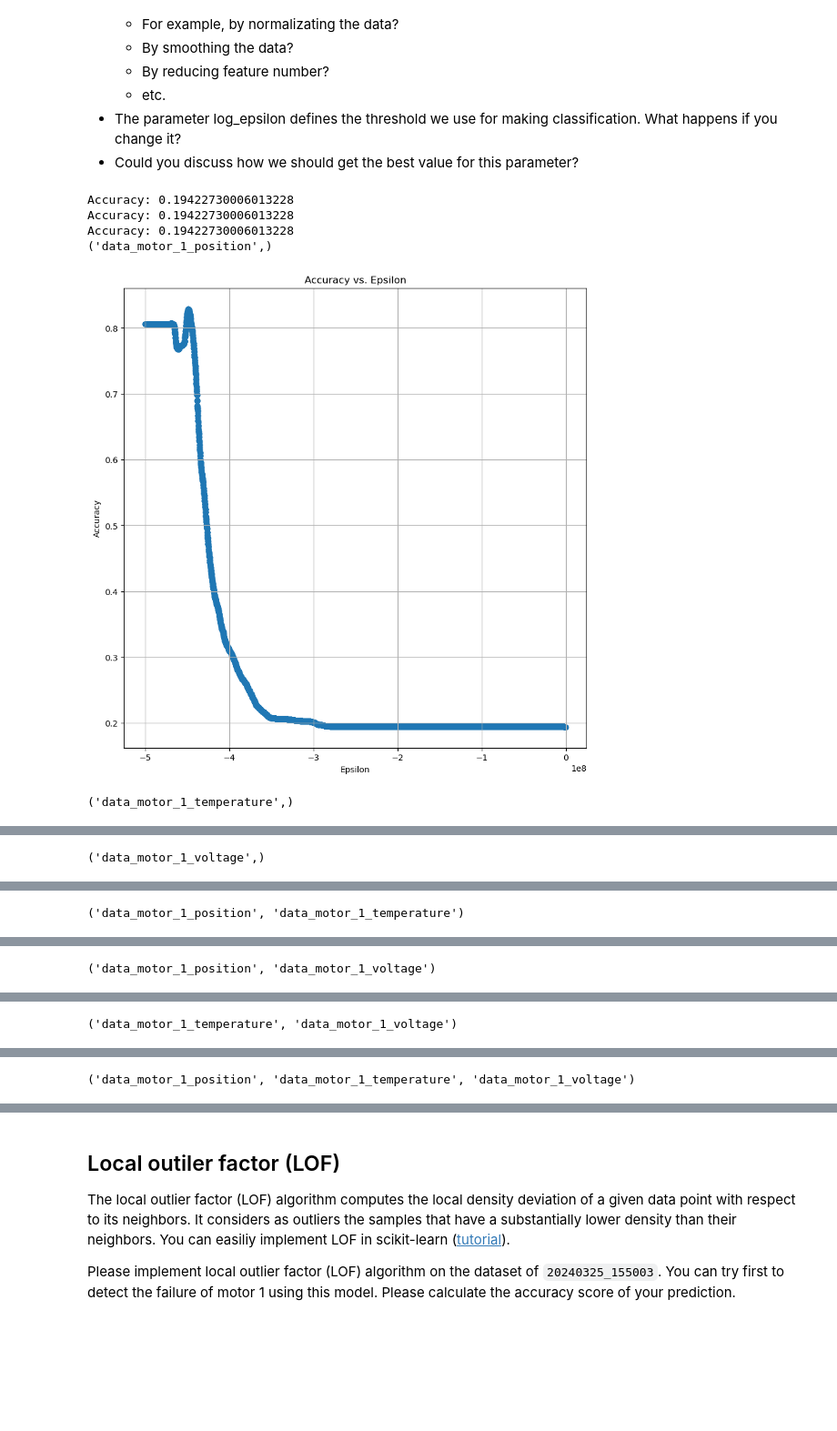
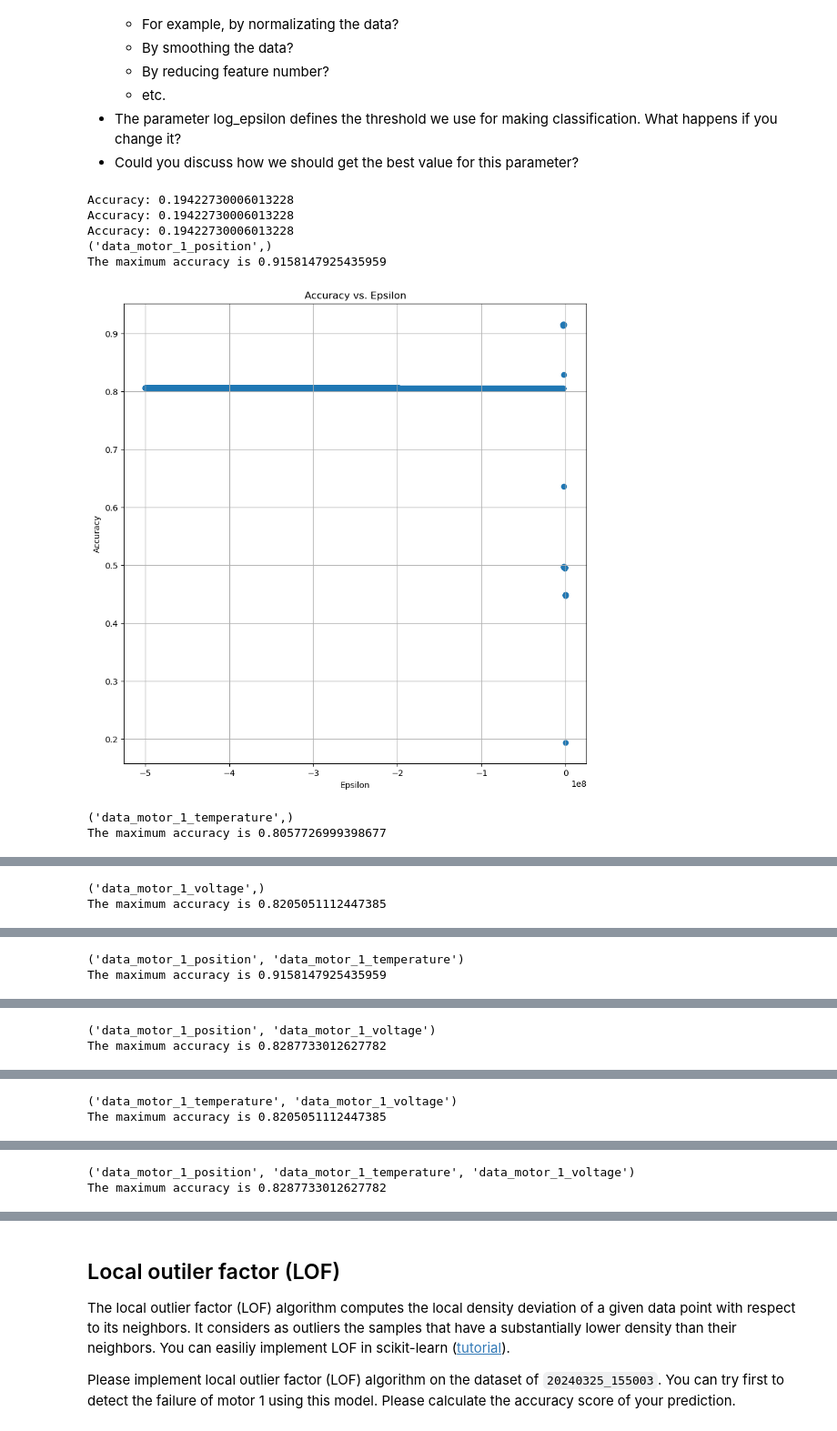
Before and after one commit to sonic160/digital_twin_robot, a Jupyter notebook: projects/maintenance_industry_4_2024/ws_group_6/TD_WP_2_Giovanni.ipynb, the cells around one changed output, grey strips where cells are left out. Shown at 91% size. Saved outputs shown, nothing was run; the diff lists cells and outputs as text; code cells hidden in the pictures; blank space fills up the shorter version.

```diff
--- a/projects/maintenance_industry_4_2024/ws_group_6/TD_WP_2_Giovanni.ipynb
+++ b/projects/maintenance_industry_4_2024/ws_group_6/TD_WP_2_Giovanni.ipynb
@@ -192,35 +192,40 @@ for r in [1, 2, 3]:
 for combo in all_combinations:
      covariates = list(combo)
      X_prova = X_train_copy[covariates]
 
-     epsilon_values = np.linspace(-500000000, -450000, num=10000)
+     epsilon_values = np.linspace(-500000000, 1000, num=10000)
      accuracy_results = []
      epsilon_list = []
      for epsilon in epsilon_values:
-         mu, sigma2 = estimateGaussian(X_train)
-         y_pred = classify(X_test, distribution, epsilon)
+         mu, sigma2 = estimateGaussian(X_prova)
+         distribution = multivariate_normal(mean=mu, cov=np.diag(sigma2))
+         y_pred = classify(X_test[covariates], distribution, epsilon)
          accuracy = accuracy_score(y_test, y_pred)
          accuracy_results.append(accuracy)
          epsilon_list.append(epsilon)
 
      print(combo)
+     max_accuracy = np.max(accuracy_results)
+     print(f"The maximum accuracy is {max_accuracy}")
      plt.figure(figsize=(10, 10))
      plt.scatter(epsilon_list, accuracy_results)
      plt.xlabel('Epsilon')
      plt.ylabel('Accuracy')
      plt.title('Accuracy vs. Epsilon')
      plt.grid(True)
      plt.show()
 
 
 # It looks like the accuracy doesn't depend on the number of features, which is actually very strange.
 # Therefore, we tried to vary the value of epsilon in order to understand which is the optimal one. To do this, we plotted the value of accuracy depending on epsilon.
 
 # It's visible that, changing the value of epsilon, the accuracy changes a lot. Anyway, identifying the correct value of epsilon may be very difficult, since they vary a lot.
 # %% [output]
 Accuracy: 0.19422730006013228
 Accuracy: 0.19422730006013228
 Accuracy: 0.19422730006013228
 ('data_motor_1_position',)
+The maximum accuracy is 0.9158147925435959
-[figure, old version]
+[figure, new version]
 ('data_motor_1_temperature',)
+The maximum accuracy is 0.8057726999398677
@@ -228 +233,2 @@ Accuracy: 0.19422730006013228
 ('data_motor_1_voltage',)
+The maximum accuracy is 0.8205051112447385
@@ -230 +236,2 @@ Accuracy: 0.19422730006013228
 ('data_motor_1_position', 'data_motor_1_temperature')
+The maximum accuracy is 0.9158147925435959
@@ -232,3 +239,5 @@ Accuracy: 0.19422730006013228
 ('data_motor_1_position', 'data_motor_1_voltage')
+The maximum accuracy is 0.8287733012627782
 [figure]
 ('data_motor_1_temperature', 'data_motor_1_voltage')
+The maximum accuracy is 0.8205051112447385
@@ -236,4 +245,5 @@ Accuracy: 0.19422730006013228
 ('data_motor_1_position', 'data_motor_1_temperature', 'data_motor_1_voltage')
+The maximum accuracy is 0.8287733012627782
 [figure]
 # %% [markdown]
 ## Local outiler factor (LOF)
```
Also changed, not shown: parts of 2 cells of this notebook.
